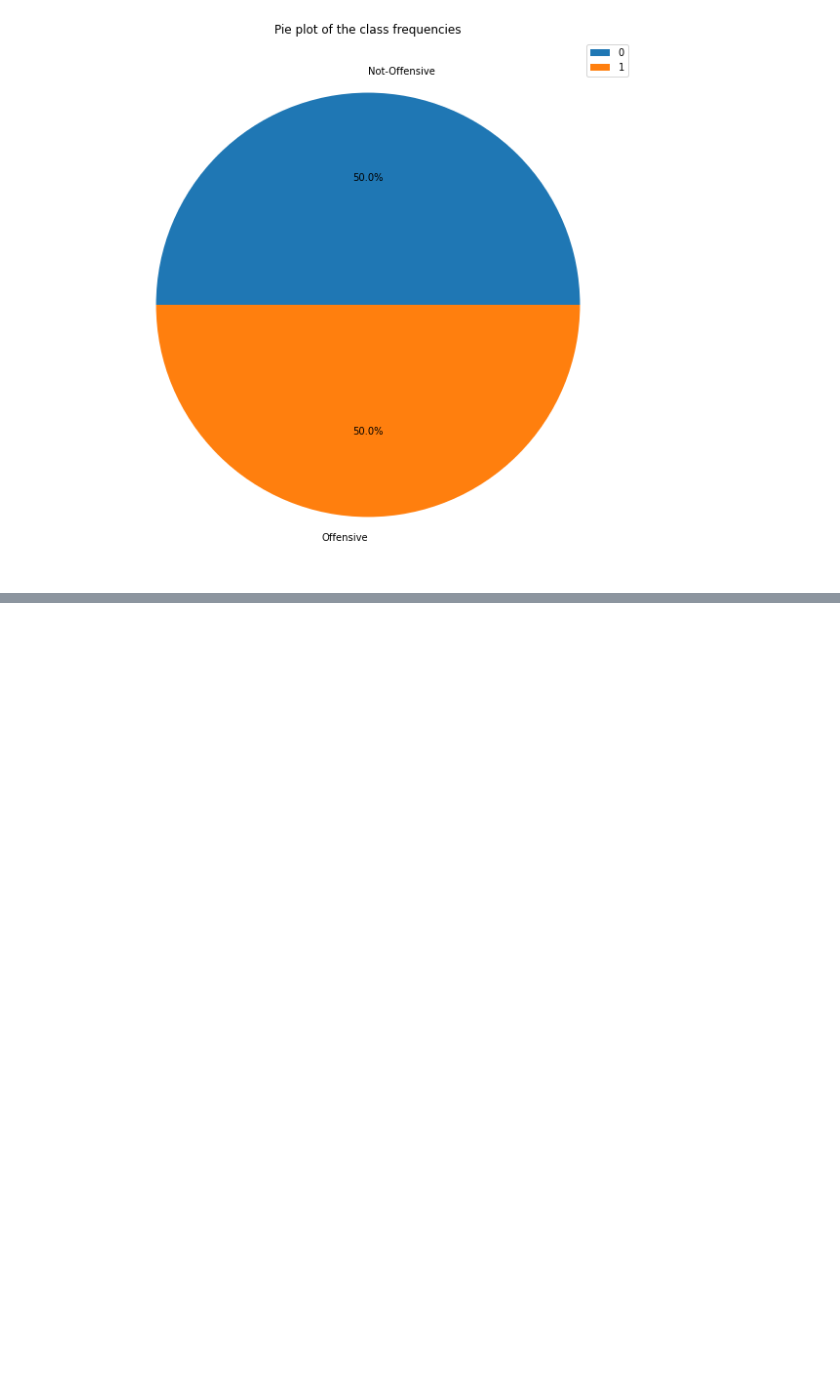
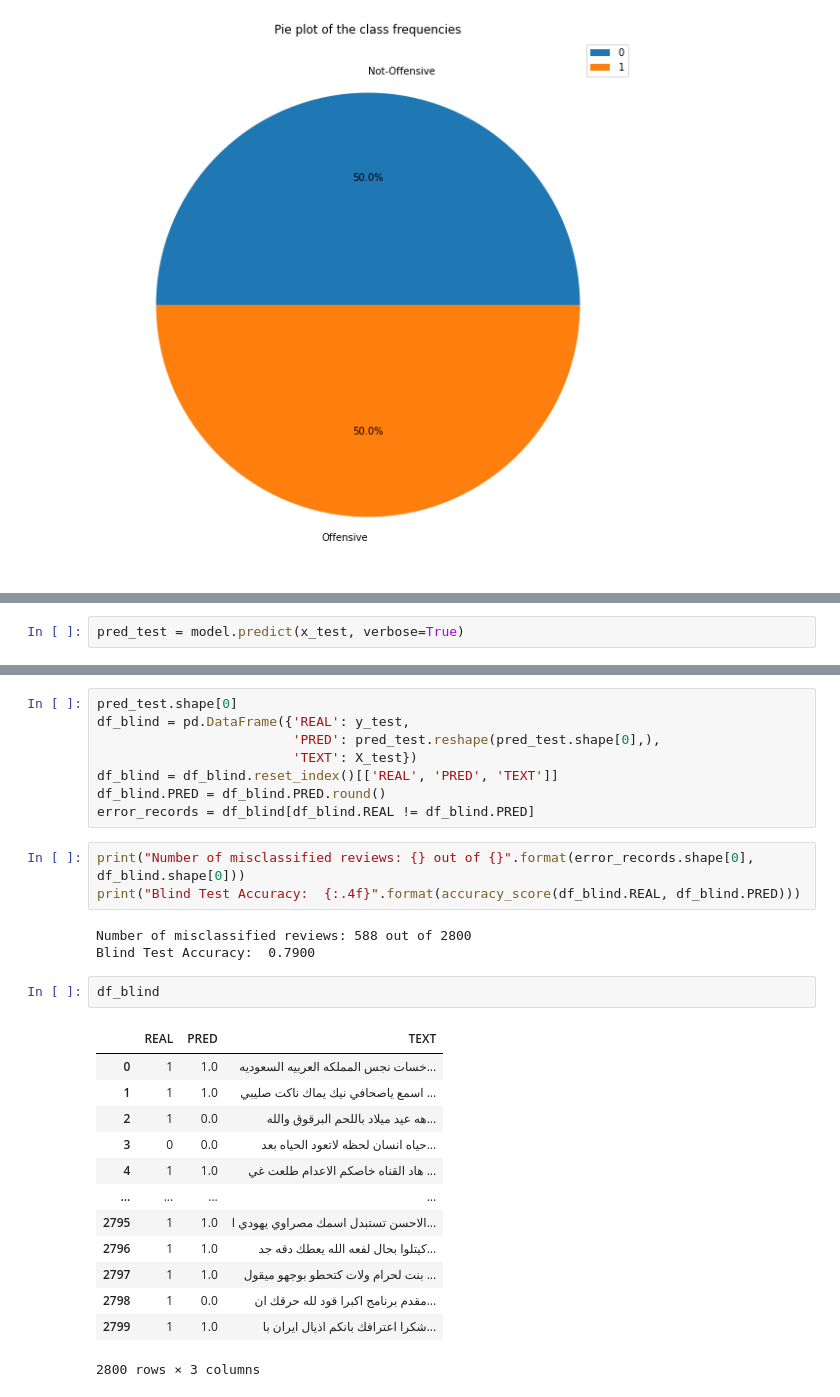
Before and after one commit to MouadBH/arabic-offensive-language-detection, a Jupyter notebook: LSTM_AraVec.ipynb, the cells around one changed output, grey strips where cells are left out. Cells and saved outputs as stored; diff of their text form; blank space fills up the shorter version.

```diff
--- a/LSTM_AraVec.ipynb
+++ b/LSTM_AraVec.ipynb
@@ -286,0 +314,2 @@ show_train_history(history,'accuracy','val_accuracy')
+# %%
+pred_test = model.predict(x_test, verbose=True)
@@ -286,0 +318,30 @@ show_train_history(history,'accuracy','val_accuracy')
+# %%
+pred_test.shape[0]
+df_blind = pd.DataFrame({'REAL': y_test,
+                         'PRED': pred_test.reshape(pred_test.shape[0],),
+                         'TEXT': X_test})
+df_blind = df_blind.reset_index()[['REAL', 'PRED', 'TEXT']]
+df_blind.PRED = df_blind.PRED.round()
+error_records = df_blind[df_blind.REAL != df_blind.PRED]
+# %%
+print("Number of misclassified reviews: {} out of {}".format(error_records.shape[0], df_blind.shape[0]))
+print("Blind Test Accuracy:  {:.4f}".format(accuracy_score(df_blind.REAL, df_blind.PRED)))
+# %% [output]
+Number of misclassified reviews: 588 out of 2800
+Blind Test Accuracy:  0.7900
+# %%
+df_blind
+# %% [output]
+|  | REAL | PRED | TEXT |
+| 0 | 1 | 1.0 | خسات نجس المملكه العربيه السعوديه... |
+| 1 | 1 | 1.0 | اسمع ياصحافي نيك يماك ناكت صليبي ... |
+| 2 | 1 | 0.0 | هه عيد ميلاد باللحم البرقوق والله... |
+| 3 | 0 | 0.0 | حياه انسان لحظه لاتعود الحياه بعد... |
+| 4 | 1 | 1.0 | هاد القناه خاصكم الاعدام طلعت غي ... |
+| ... | ... | ... | ... |
+| 2795 | 1 | 1.0 | الاحسن تستبدل اسمك مصراوي يهودي ا... |
+| 2796 | 1 | 1.0 | كيتلوا بحال لفعه الله يعطك دقه جد... |
+| 2797 | 1 | 1.0 | بنت لحرام ولات كتحطو بوجهو ميقول ... |
+| 2798 | 1 | 0.0 | مقدم برنامج اكبرا قود لله حرقك ان... |
+| 2799 | 1 | 1.0 | شكرا اعترافك بانكم اذيال ايران با... |
+2800 rows × 3 columns
```
Also changed, not shown: parts of 26 cells of this notebook.
